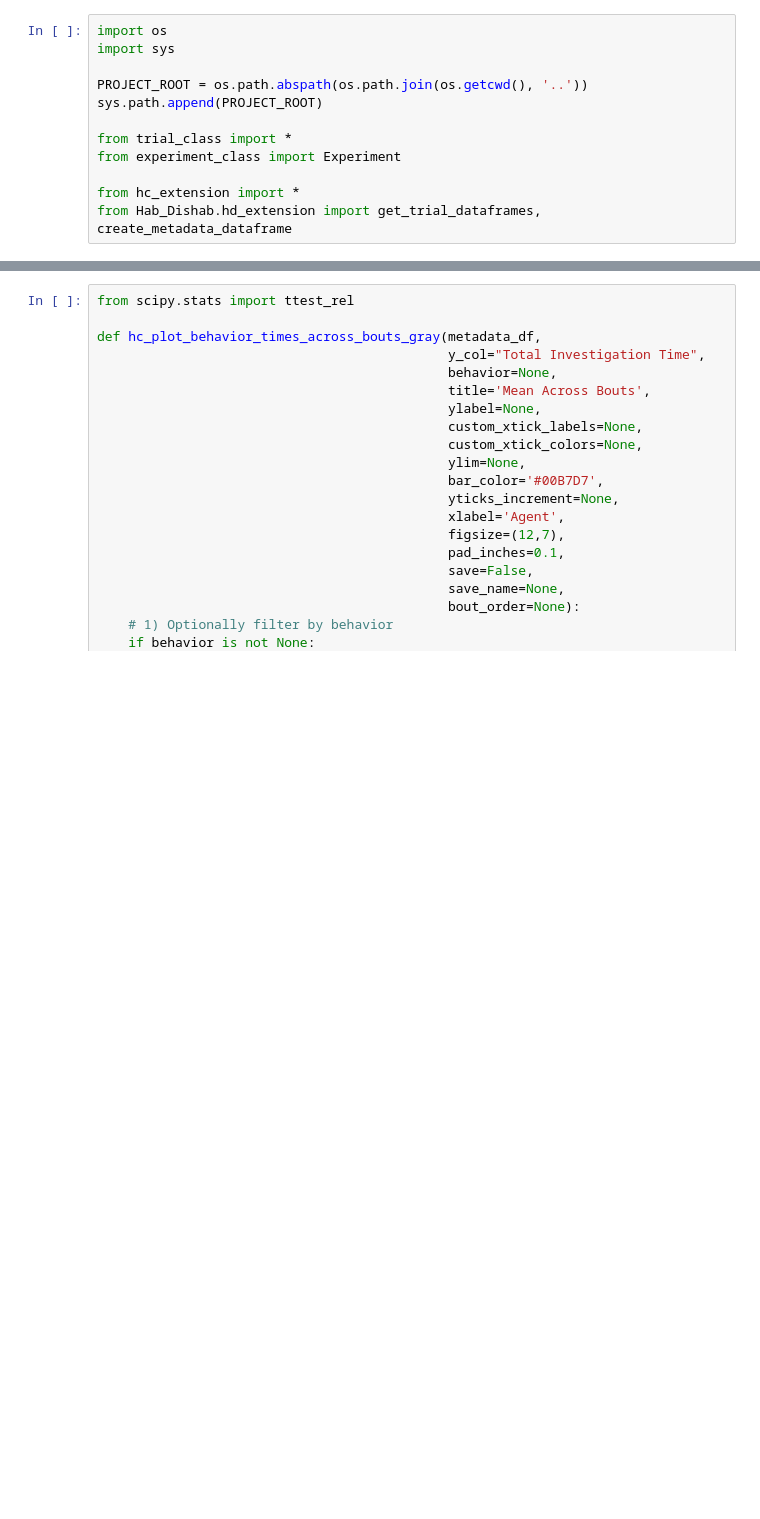
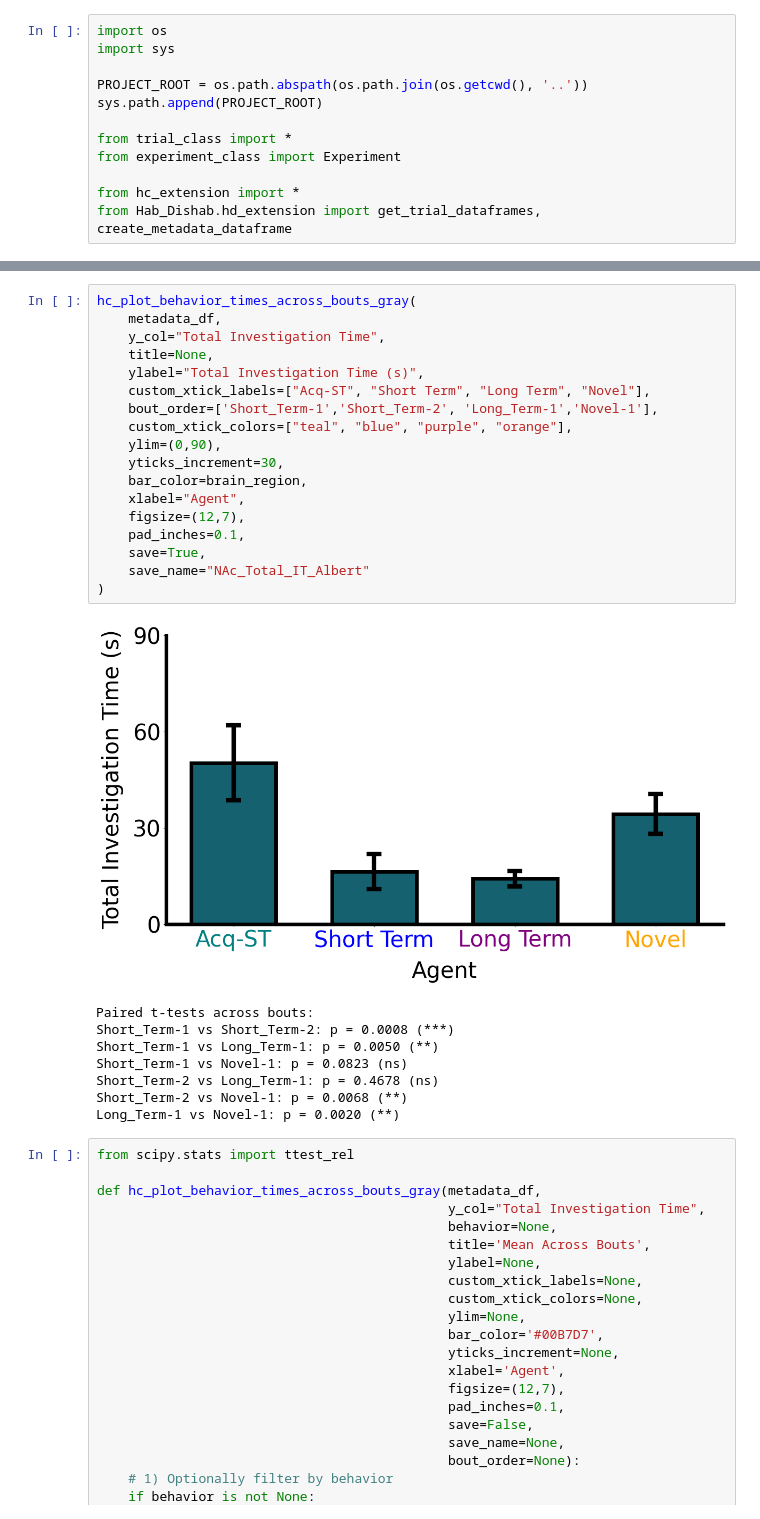
Before and after one commit to padillacoreanolab/Fiber_Photometry, a Jupyter notebook: Home_Cage/hc_time_analysis.ipynb, the cells around one changed output, grey strips where cells are left out. Saved outputs shown, nothing was run; the diff lists cells and outputs as text; blank space fills up the shorter version.

```diff
--- a/Home_Cage/hc_time_analysis.ipynb
+++ b/Home_Cage/hc_time_analysis.ipynb
@@ -91,3 +218,30 @@ metadata_df.head()
+# %%
+hc_plot_behavior_times_across_bouts_gray(
+    metadata_df,
+    y_col="Total Investigation Time",
+    title=None,
+    ylabel="Total Investigation Time (s)",
+    custom_xtick_labels=["Acq-ST", "Short Term", "Long Term", "Novel"],
+    bout_order=['Short_Term-1','Short_Term-2', 'Long_Term-1','Novel-1'],
+    custom_xtick_colors=["teal", "blue", "purple", "orange"],
+    ylim=(0,90),
+    yticks_increment=30,
+    bar_color=brain_region,
+    xlabel="Agent",
+    figsize=(12,7),
+    pad_inches=0.1,
+    save=True,
+    save_name="NAc_Total_IT_Albert"
+)
+# %% [output]
+[figure, added]
+Paired t-tests across bouts:
+Short_Term-1 vs Short_Term-2: p = 0.0008 (***)
+Short_Term-1 vs Long_Term-1: p = 0.0050 (**)
+Short_Term-1 vs Novel-1: p = 0.0823 (ns)
+Short_Term-2 vs Long_Term-1: p = 0.4678 (ns)
+Short_Term-2 vs Novel-1: p = 0.0068 (**)
+Long_Term-1 vs Novel-1: p = 0.0020 (**)
 # %%
 from scipy.stats import ttest_rel
 
```
Also changed, not shown: parts of 5 cells of this notebook, 44 other files.
